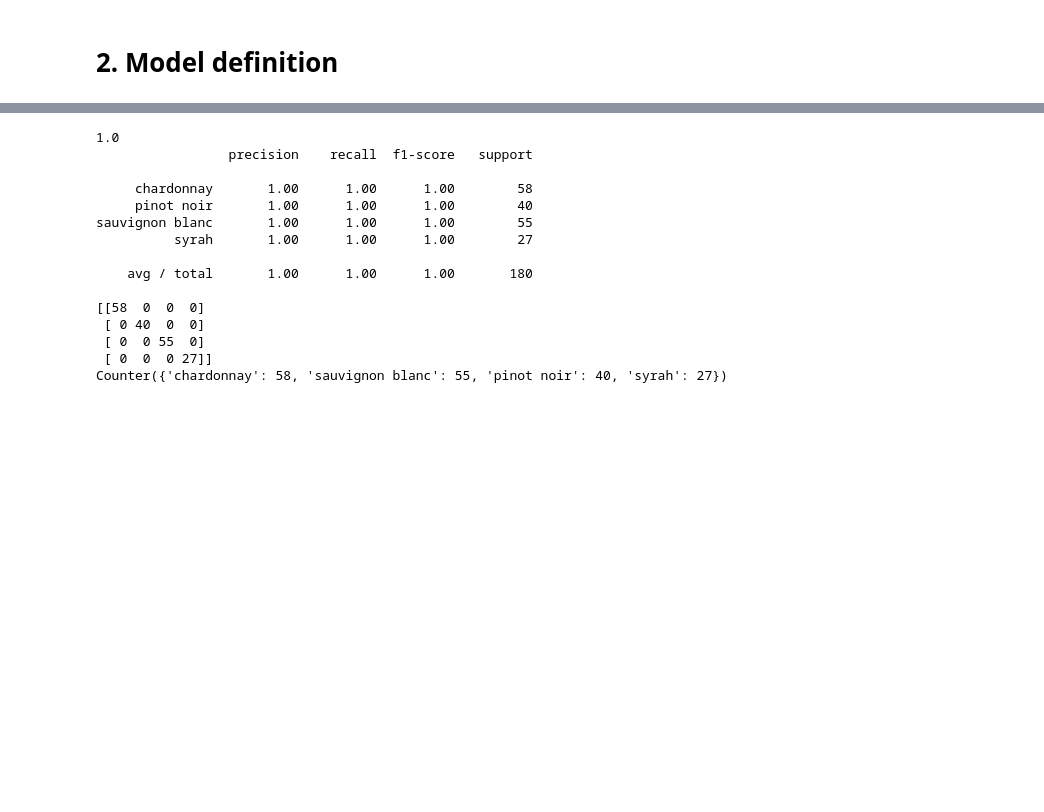
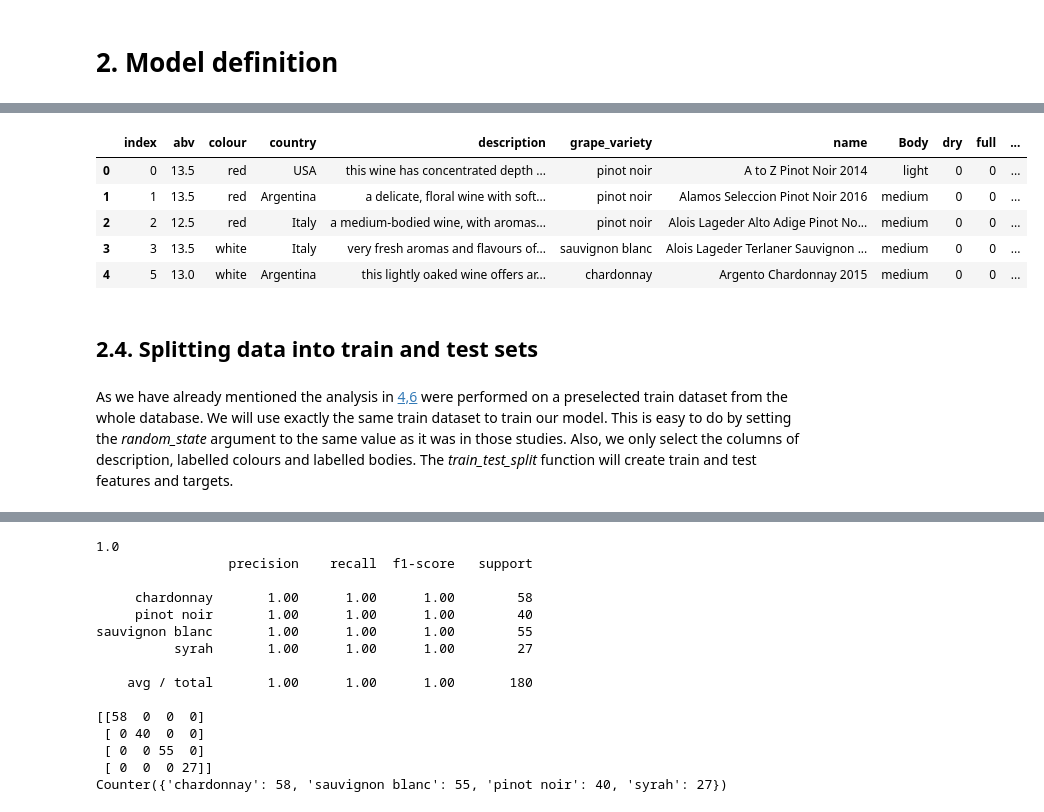
Before and after one commit to diveki/diveki.github.io, a Jupyter notebook: body_texts/blind_taster_algorithm.ipynb, the cells around one changed output, grey strips where cells are left out. Drawn from its saved outputs; the diff is of its cells as text; code cells hidden in the pictures; blank space fills up the shorter version.

```diff
--- a/body_texts/blind_taster_algorithm.ipynb
+++ b/body_texts/blind_taster_algorithm.ipynb
@@ -180,8 +222,23 @@ class LemmaTokenizer(object):
 # %%
-body_dummies = pd.get_dummies(data_input['Body'])
-colour_dummies = pd.get_dummies(data_input['colour'])
+body_dummies = pd.get_dummies(data_input['Body'])       # label encoding the Body column
+colour_dummies = pd.get_dummies(data_input['colour'])   # label encoding the colour column
+# adding the body labels to the original dataset
 data_input = data_input.merge(body_dummies, left_index=True, right_index=True)
+# adding the colour labels to the original dataset
 data_input = data_input.merge(colour_dummies, left_index=True, right_index=True)
+data_input.head()
+# %% [output]
+|  | index | abv | colour | country | description | grape_variety | name | Body | dry | full | ... |
+| 0 | 0 | 13.5 | red | USA | this wine has concentrated depth ... | pinot noir | A to Z Pinot Noir 2014 | light | 0 | 0 | ... |
+| 1 | 1 | 13.5 | red | Argentina | a delicate, floral wine with soft... | pinot noir | Alamos Seleccion Pinot Noir 2016 | medium | 0 | 0 | ... |
+| 2 | 2 | 12.5 | red | Italy | a medium-bodied wine, with aromas... | pinot noir | Alois Lageder Alto Adige Pinot No... | medium | 0 | 0 | ... |
+| 3 | 3 | 13.5 | white | Italy | very fresh aromas and flavours of... | sauvignon blanc | Alois Lageder Terlaner Sauvignon ... | medium | 0 | 0 | ... |
+| 4 | 5 | 13.0 | white | Argentina | this lightly oaked wine offers ar... | chardonnay | Argento Chardonnay 2015 | medium | 0 | 0 | ... |
+# %% [markdown]
+<a id="ch2.4"></a>
+## 2.4. Splitting data into train and test sets
+# %% [markdown]
+As we have already mentioned the analysis in [4,6](#ch7) were performed on a preselected train dataset from the whole database. We will use exactly the same train dataset to train our model. This is easy to do by setting the *random_state* argument to the same value as it was in those studies. Also, we only select the columns of description, labelled colours and labelled bodies. The *train_test_split* function will create train and test features and targets.
 # %%
 # split the data into train and test
 combined_features = ['Body', 'description', 'full', 'light', 'medium', 'dry', 'red', 'rose', 'white']
```
Also changed, not shown: parts of 46 cells of this notebook.
